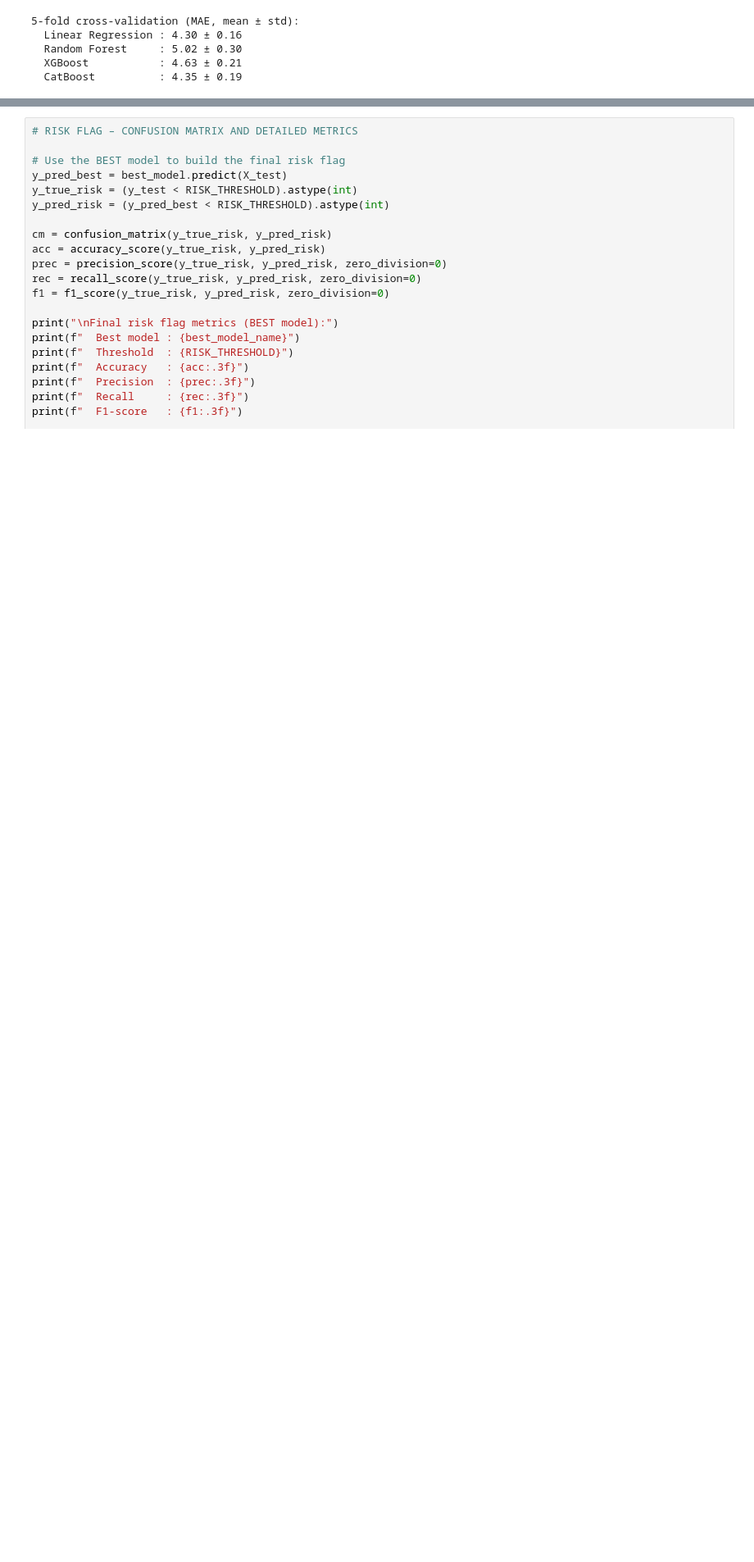
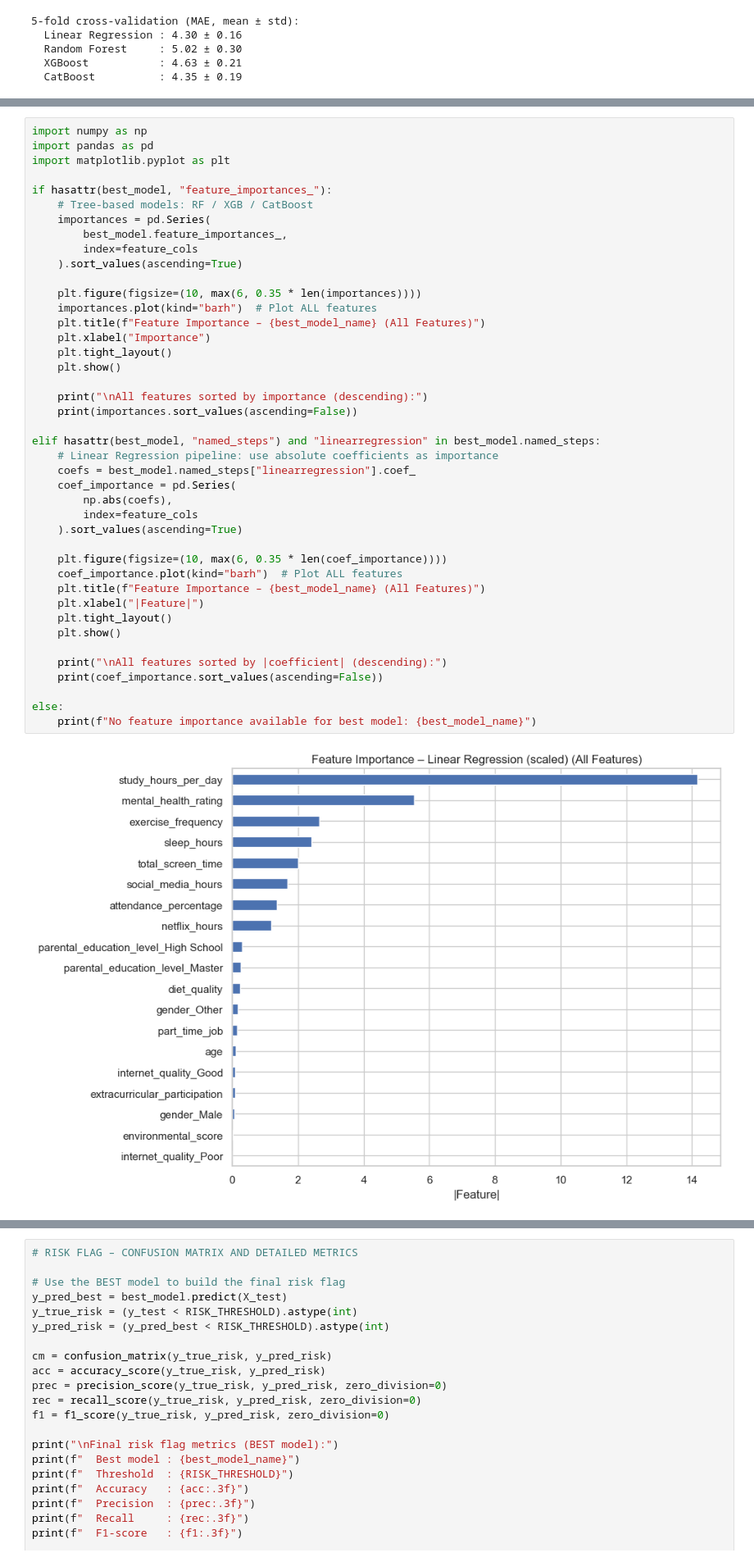
Before and after one commit to eceorenler/DM4Edu, a Jupyter notebook: main.ipynb, the cells around one changed output, grey strips where cells are left out. Shown at 82% size. Saved outputs shown, nothing was run; the diff lists cells and outputs as text; blank space fills up the shorter version.

Commit message:
Feature Importance is added.

```diff
--- a/main.ipynb
+++ b/main.ipynb
@@ -903,0 +906,44 @@ Best model on test set (by MAE): Linear Regression (scaled)  (MAE = 4.16)
+# %%
+import numpy as np
+import pandas as pd
+import matplotlib.pyplot as plt
+
+if hasattr(best_model, "feature_importances_"):
+    # Tree-based models: RF / XGB / CatBoost
+    importances = pd.Series(
+        best_model.feature_importances_,
+        index=feature_cols
+    ).sort_values(ascending=True)
+
+    plt.figure(figsize=(10, max(6, 0.35 * len(importances))))
+    importances.plot(kind="barh")  # Plot ALL features
+    plt.title(f"Feature Importance – {best_model_name} (All Features)")
+    plt.xlabel("Importance")
+    plt.tight_layout()
+    plt.show()
+
+    print("\nAll features sorted by importance (descending):")
+    print(importances.sort_values(ascending=False))
+
+elif hasattr(best_model, "named_steps") and "linearregression" in best_model.named_steps:
+    # Linear Regression pipeline: use absolute coefficients as importance
+    coefs = best_model.named_steps["linearregression"].coef_
+    coef_importance = pd.Series(
+        np.abs(coefs),
+        index=feature_cols
+    ).sort_values(ascending=True)
+
+    plt.figure(figsize=(10, max(6, 0.35 * len(coef_importance))))
+    coef_importance.plot(kind="barh")  # Plot ALL features
+    plt.title(f"Feature Importance – {best_model_name} (All Features)")
+    plt.xlabel("|Feature|")
+    plt.tight_layout()
+    plt.show()
+
+    print("\nAll features sorted by |coefficient| (descending):")
+    print(coef_importance.sort_values(ascending=False))
+
+else:
+    print(f"No feature importance available for best model: {best_model_name}")
+# %% [output]
+[figure, added]
```
Also changed, not shown: parts of 4 cells of this notebook, 4 other files.
